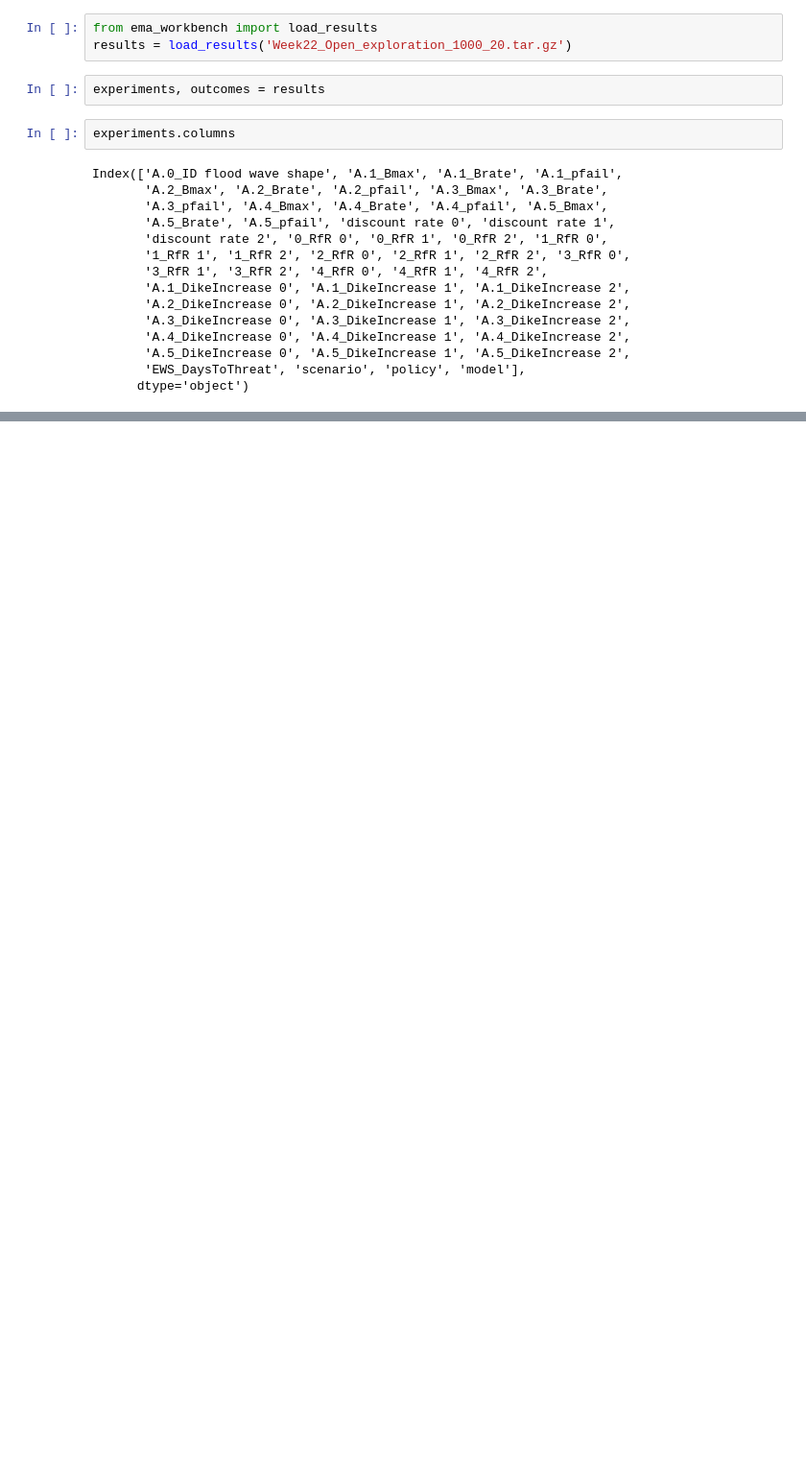
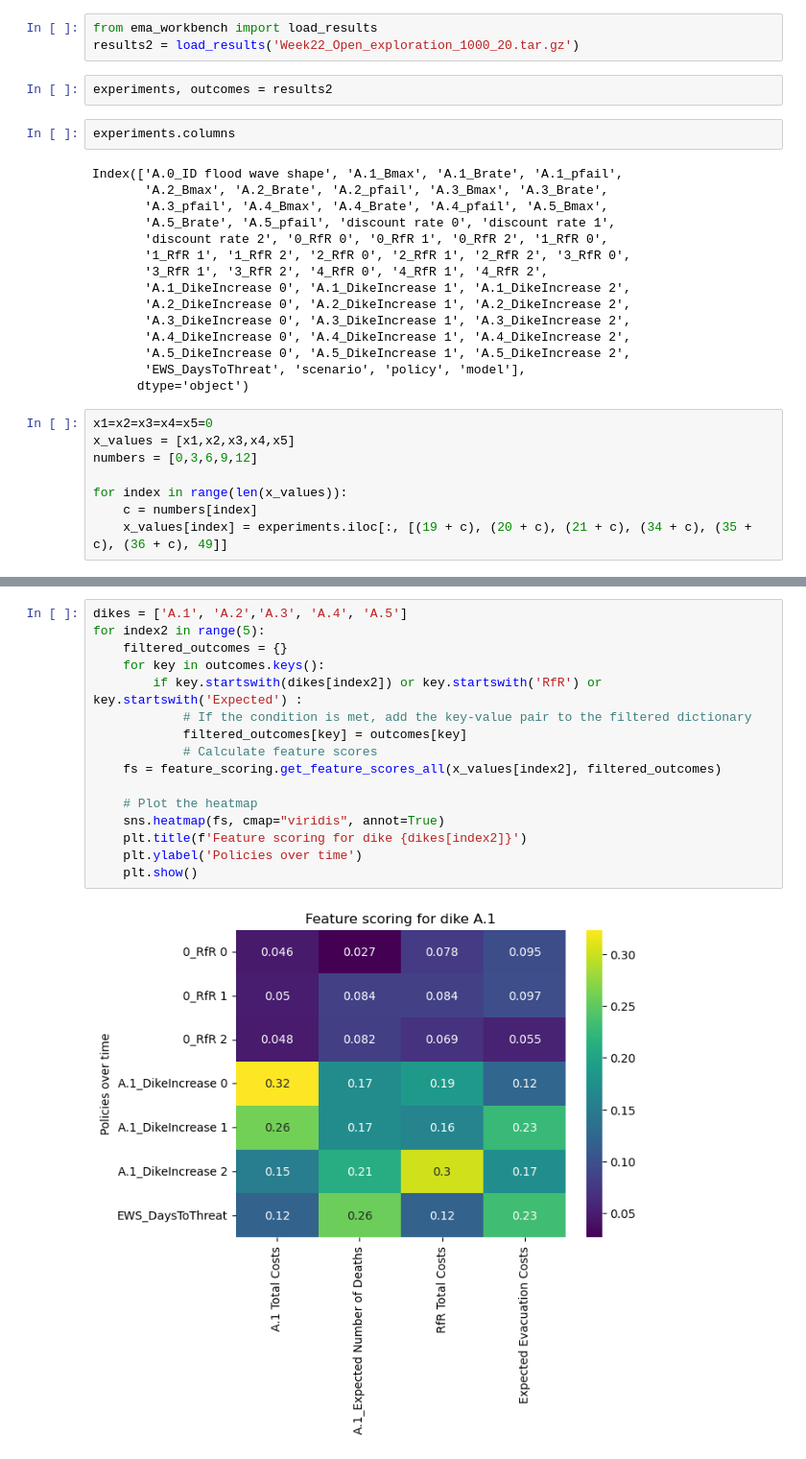
Before and after one commit to yhienz/epa141A_group3, a Jupyter notebook: final assignment/Experiments/Feature_Scoring.ipynb, the cells around one changed output, grey strips where cells are left out. Shown: that part at 96% size. Drawn from its saved outputs; the diff is of its cells as text; blank space fills up the shorter version.

Commit message:
RDM & Feature scoring

```diff
--- a/final assignment/Experiments/Feature_Scoring.ipynb
+++ b/final assignment/Experiments/Feature_Scoring.ipynb
@@ -133,9 +133,9 @@ plt.show()
 ### 2)Policies against objectives (aggregated over time)
 # %%
 from ema_workbench import load_results
-results = load_results('Week22_Open_exploration_1000_20.tar.gz')
+results2 = load_results('Week22_Open_exploration_1000_20.tar.gz')
 # %%
-experiments, outcomes = results
+experiments, outcomes = results2
 # %%
 experiments.columns
 # %% [output]
@@ -153,3 +153,11 @@ Index(['A.0_ID flood wave shape', 'A.1_Bmax', 'A.1_Brate', 'A.1_pfail',
        'A.5_DikeIncrease 0', 'A.5_DikeIncrease 1', 'A.5_DikeIncrease 2',
        'EWS_DaysToThreat', 'scenario', 'policy', 'model'],
       dtype='object')
+# %%
+x1=x2=x3=x4=x5=0
+x_values = [x1,x2,x3,x4,x5]
+numbers = [0,3,6,9,12]
+
+for index in range(len(x_values)):
+    c = numbers[index]
+    x_values[index] = experiments.iloc[:, [(19 + c), (20 + c), (21 + c), (34 + c), (35 + c), (36 + c), 49]]
@@ -155,0 +178,18 @@ Index(['A.0_ID flood wave shape', 'A.1_Bmax', 'A.1_Brate', 'A.1_pfail',
+# %%
+dikes = ['A.1', 'A.2','A.3', 'A.4', 'A.5']
+for index2 in range(5):
+    filtered_outcomes = {}
+    for key in outcomes.keys():
+        if key.startswith(dikes[index2]) or key.startswith('RfR') or key.startswith('Expected') :
+            # If the condition is met, add the key-value pair to the filtered dictionary
+            filtered_outcomes[key] = outcomes[key]
+            # Calculate feature scores
+    fs = feature_scoring.get_feature_scores_all(x_values[index2], filtered_outcomes)
+
+    # Plot the heatmap
+    sns.heatmap(fs, cmap="viridis", annot=True)
+    plt.title(f'Feature scoring for dike {dikes[index2]}')
+    plt.ylabel('Policies over time')
+    plt.show()
+# %% [output]
+[figure, added]
```
Also changed, not shown: parts of 7 cells of this notebook, 1 other file.
